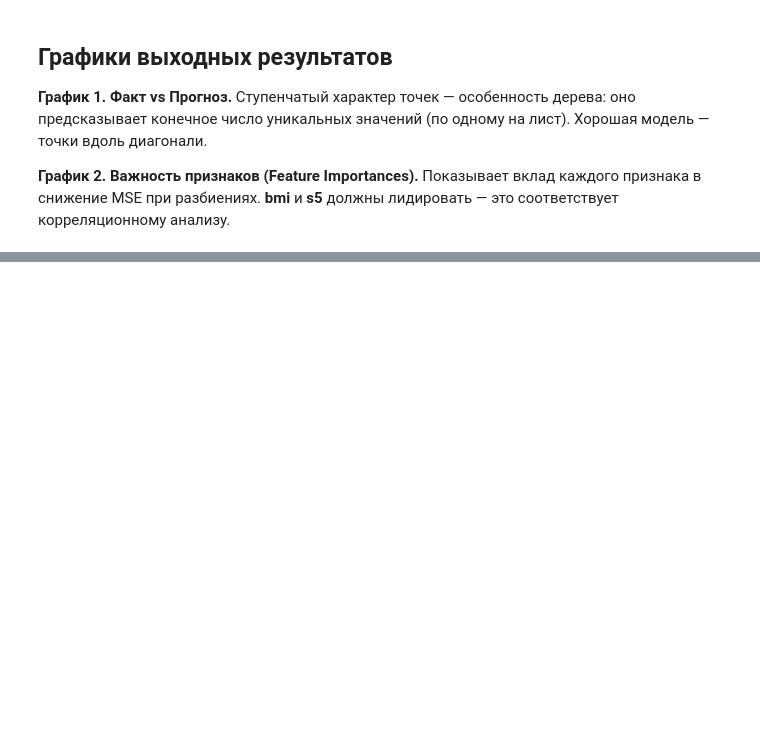
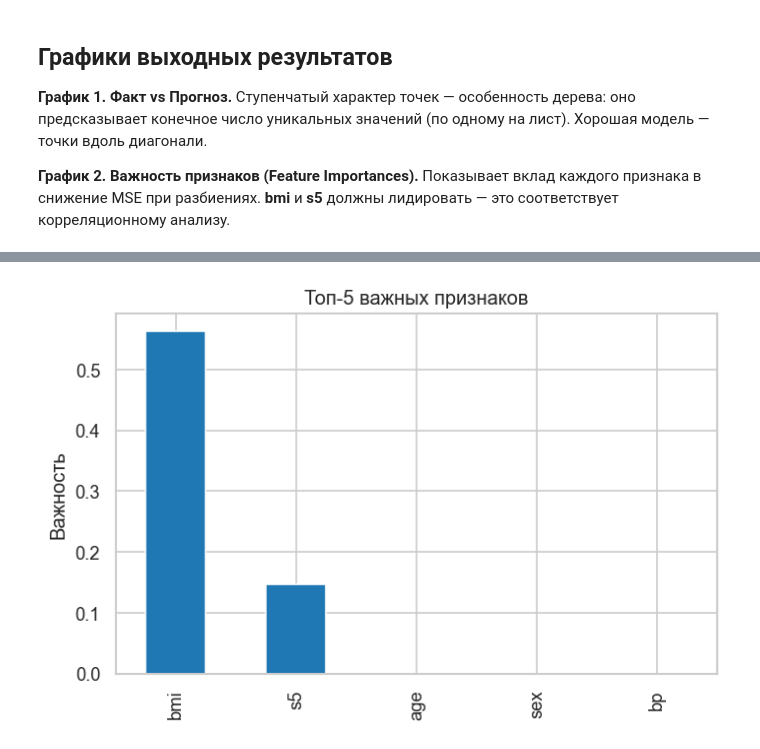
Before and after one commit to phys-dev/ml-recipe-book, a Jupyter notebook: notebooks/03_regression_tree.ipynb, the cells around one changed output, grey strips where cells are left out. Cells and saved outputs as stored; diff of their text form; code cells hidden in the pictures; blank space fills up the shorter version.

```diff
--- a/notebooks/03_regression_tree.ipynb
+++ b/notebooks/03_regression_tree.ipynb
@@ -244,0 +254,13 @@ plt.show()
+# %%
+# Используем исходные имена признаков для первых 10
+feature_names = list(features.columns)
+importance = pd.Series(model.feature_importances_[:len(feature_names)], index=feature_names)
+importance = importance.sort_values(ascending=False)
+plt.figure(figsize=(6, 4))
+importance.head(5).plot(kind="bar", color=PRIMARY_COLOR)
+plt.ylabel("Важность")
+plt.title("Топ-5 важных признаков")
+plt.tight_layout()
+plt.show()
+# %% [output]
+[figure, added]
```
Also changed, not shown: parts of 18 cells of this notebook.
